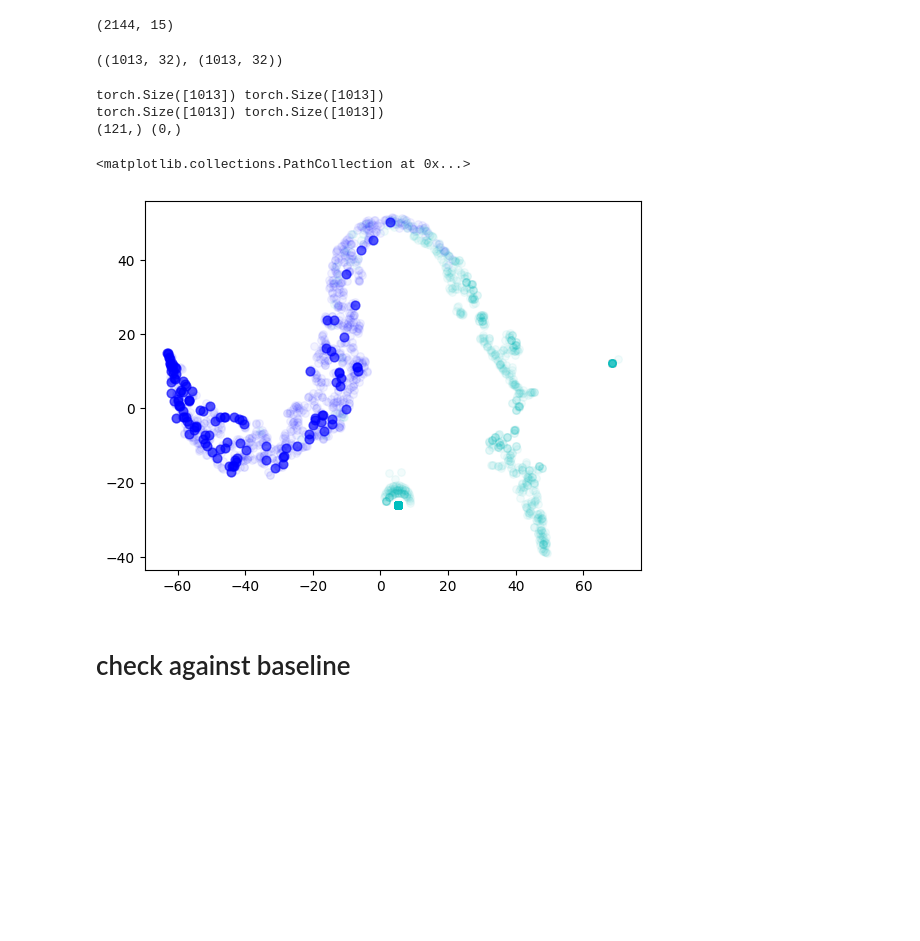
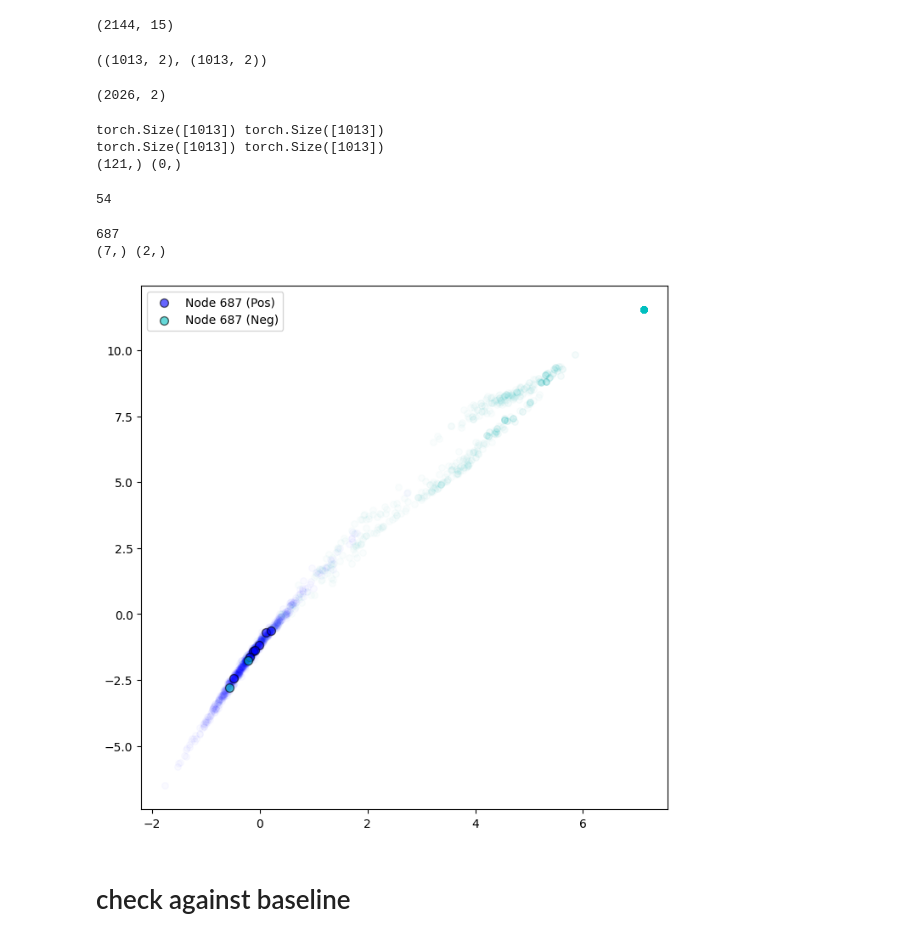
Before and after one commit to stmorse/sgg, a Jupyter notebook: src/gae2.ipynb, the cells around one changed output. Cells and saved outputs as stored; diff of their text form; code cells hidden in the pictures; blank space fills up the shorter version.

```diff
--- a/src/gae2.ipynb
+++ b/src/gae2.ipynb
@@ -308,7 +308,8 @@ def get_edge_latents_with_negatives(
     feature_npy_path,
     model_pth_path,
     device='cpu',
-    neg_ratio=1.0
+    neg_ratio=1.0,
+    edge_latent_dim=32,
 ):
     """
     Returns:
@@ -326,8 +327,8 @@ def get_edge_latents_with_negatives(
 
     # Model init & load
     in_dim = x.size(1)
-    encoder = EdgeEncoder(in_channels=in_dim, hidden_channels=64, edge_latent_dim=32).to(device)
-    decoder = EdgeDecoder(edge_latent_dim=32).to(device)
+    encoder = EdgeEncoder(in_channels=in_dim, hidden_channels=64, edge_latent_dim=edge_latent_dim).to(device)
+    decoder = EdgeDecoder(edge_latent_dim=edge_latent_dim).to(device)
     ckpt = torch.load(model_pth_path, map_location=device)
     encoder.load_state_dict(ckpt['enc'])
     decoder.load_state_dict(ckpt['ed'])
@@ -365,7 +366,8 @@ def get_edge_latents_with_negatives(
 res = get_edge_latents_with_negatives(
     os.path.join(input_path, 'graph_2007-01_2007-06_filtered.json'),
     os.path.join(input_path, 'features_2007-01_2007-06_filtered.npy'),
-    os.path.join(input_path, 'best_model.pth')
+    os.path.join(input_path, 'best_model.pth'),
+    edge_latent_dim=2,
 )
 # %%
 res['pos_edge_index'].shape
@@ -383,10 +385,14 @@ features[0].shape
 # %%
 res['z_pos'].shape, res['z_neg'].shape
 # %% [output]
-((1013, 32), (1013, 32))
+((1013, 2), (1013, 2))
 # %%
 zc = np.vstack((res['z_pos'], res['z_neg']))
-zuvt = TSNE(n_components=2).fit_transform(zc)
+# zuvt = TSNE(n_components=2).fit_transform(zc)
+zuvt = zc.copy()
+zuvt.shape
+# %% [output]
+(2026, 2)
 # %%
 # Extract the source and destination nodes from pos_edge_index
 src_nodes, dst_nodes = res['pos_edge_index']
@@ -413,15 +419,46 @@ print(pos_indices.shape, neg_indices.shape)
 torch.Size([1013]) torch.Size([1013])
 torch.Size([1013]) torch.Size([1013])
 (121,) (0,)
+# %%
+len(nodes_to_keep)
+# %% [output]
+54
+# %%
+noi = list(nodes_to_keep)[17]
+print(noi)
+
+src_nodes, dst_nodes = res['pos_edge_index']
+noi_pos_indices = np.array([
+    i for i, (src, dst) in enumerate(zip(src_nodes.tolist(), dst_nodes.tolist()))
+    if src == noi or dst == noi
+])
+
+src_nodes, dst_nodes = res['neg_edge_index']
+noi_neg_indices = np.array([
+    i for i, (src, dst) in enumerate(zip(src_nodes.tolist(), dst_nodes.tolist()))
+    if src == noi or dst == noi
+])
+
+print(noi_pos_indices.shape, noi_neg_indices.shape)
+# %% [output]
+687
+(7,) (2,)
 # %%
+fig, ax = plt.subplots(1,1, figsize=(8,8))
+
 n = res['z_pos'].shape[0]
-plt.scatter(zuvt[:n,0], zuvt[:n,1], s=30, c='b', alpha=0.05)
-plt.scatter(zuvt[n:,0], zuvt[n:,1], s=30, c='c', alpha=0.05)
+ax.scatter(zuvt[:n,0], zuvt[:n,1], s=30, c='b', alpha=0.02)
+ax.scatter(zuvt[n:,0], zuvt[n:,1], s=30, c='c', alpha=0.02)
 
-plt.scatter(zuvt[pos_indices,0], zuvt[pos_indices,1], s=40, c='b', alpha=0.6)
+# ax.scatter(zuvt[pos_indices,0], zuvt[pos_indices,1], s=40, c='b', alpha=0.6)
+
+ax.scatter(zuvt[noi_pos_indices,0], zuvt[noi_pos_indices,1], s=50, c='b', alpha=0.6, label=f'Node {noi} (Pos)', edgecolors='black', linewidth=1)
+ax.scatter(zuvt[noi_neg_indices,0], zuvt[noi_neg_indices,1], s=50, c='c', alpha=0.6, label=f'Node {noi} (Neg)', edgecolors='black', linewidth=1)
+
+ax.legend()
+plt.show()
 # %% [output]
-<matplotlib.collections.PathCollection at 0x...>
-[figure, old version]
+[figure, new version]
 # %% [markdown]
 # check against baseline
 # %%
```
Also changed, not shown: parts of 3 cells of this notebook, 8 other files.
